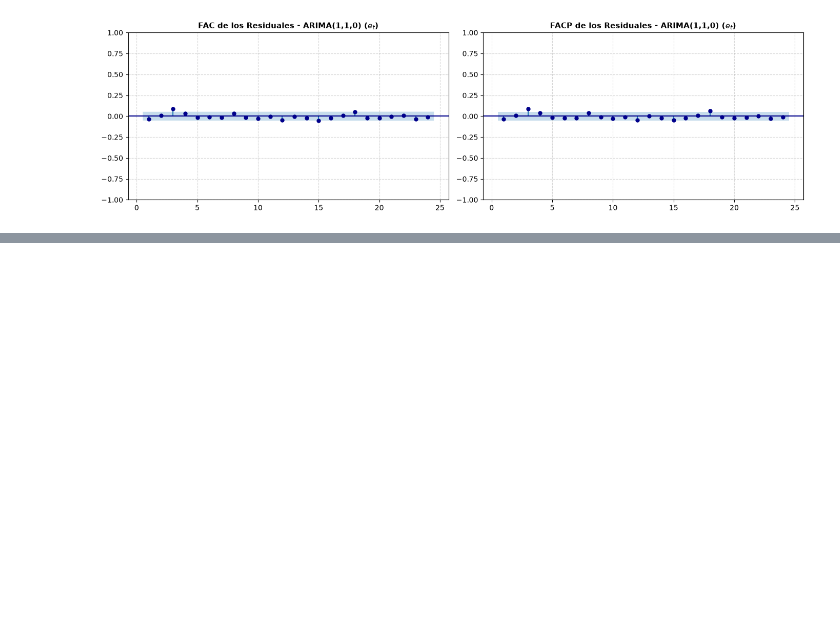
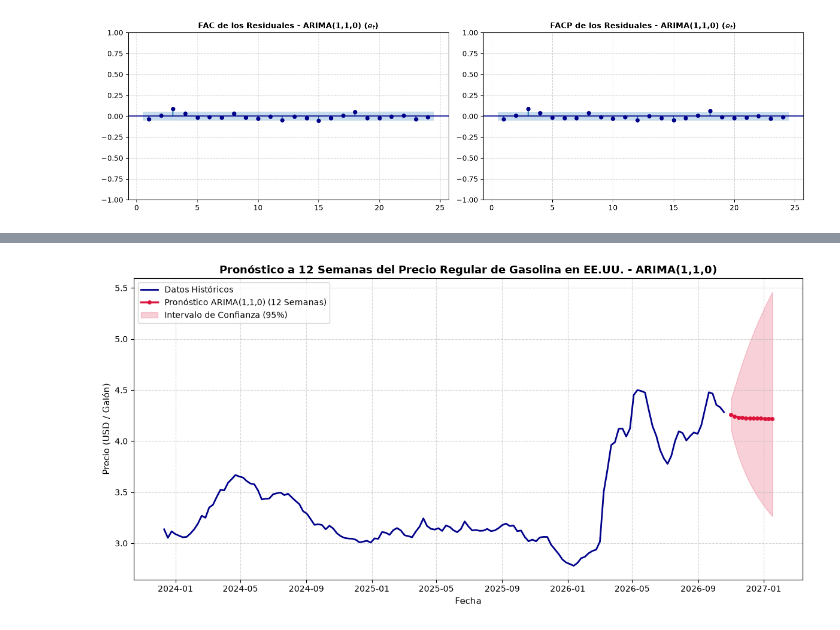
Before and after one commit to dtorrespi-hue/Poster-econometria-II, a Jupyter notebook: PostereconometriaII.ipynb, the cells around one changed output, grey strips where cells are left out. Saved outputs shown, nothing was run; the diff lists cells and outputs as text; code cells hidden in the pictures; blank space fills up the shorter version.

Commit message:
Nueva correción
El modelo presenta algunos problemas... :(

```diff
--- a/PostereconometriaII.ipynb
+++ b/PostereconometriaII.ipynb
@@ -703,0 +483,93 @@ MAPE (Error Porcentual Absoluto): 2.90%
+# %%
+# %% ===========================================================================
+# PASO 4: PRONÓSTICO DEL PRECIO DE LA GASOLINA - MODELO ARIMA(1,1,0)
+# ==============================================================================
+
+import numpy as np
+import pandas as pd
+import matplotlib.pyplot as plt
+from statsmodels.tsa.statespace.sarimax import SARIMAX
+
+# 1. Copiar la serie histórica original en niveles (USD/galón)
+serie_original = df['precio_gasolina'].dropna().copy()
+
+# 2. Serie en logaritmos para el modelo econométrico
+serie_log = np.log(serie_original)
+
+# 3. Ajustar el modelo ganador ARIMA(1,1,0)
+modelo_final = SARIMAX(
+    serie_log,
+    order=(1, 1, 0),
+    enforce_stationarity=False,
+    enforce_invertibility=False
+)
+resultado_final = modelo_final.fit(disp=False)
+
+# 4. Horizonte de pronóstico: 12 semanas
+pasos_futuros = 12
+pronostico_objeto = resultado_final.get_forecast(steps=pasos_futuros)
+
+# 5. Extraer la media e intervalos en LOG
+pred_log = pronostico_objeto.predicted_mean
+ci_log = pronostico_objeto.conf_int()
+
+# 6. Destransformar a USD/galón (escala original)
+pred_usd = np.exp(pred_log)
+ci_usd = np.exp(ci_log)
+
+# 7. CORRECCIÓN DEL EJE DE FECHAS:
+# Generar fechas semanales futuras partiendo de la última fecha histórica
+ultima_fecha = serie_original.index[-1]
+fechas_futuras = pd.date_range(start=ultima_fecha, periods=pasos_futuros + 1, freq='W')[1:]
+
+# Asignar el índice de fechas corregido
+pronostico_original = pd.Series(pred_usd.values, index=fechas_futuras)
+intervalos_original = pd.DataFrame(ci_usd.values, index=fechas_futuras, columns=ci_usd.columns)
+
+# 8. Imprimir Tabla Limpia de pronósticos
+tabla_pronostico = pd.DataFrame({
+    "Pronóstico (USD/galón)": pronostico_original,
+    "Límite Inferior (95%)": intervalos_original.iloc[:, 0],
+    "Límite Superior (95%)": intervalos_original.iloc[:, 1]
+})
+
+print("\n=== TABLA DE PRONÓSTICOS (PRÓXIMAS 12 SEMANAS) - ARIMA(1,1,0) ===")
+print(tabla_pronostico.round(4))
+
+# %% Gráfica del Pronóstico para el Póster
+plt.figure(figsize=(12, 6))
+
+# Zoom a las últimas 150 semanas históricas para apreciar el detalle
+historicos_zoom = serie_original.tail(150)
+plt.plot(historicos_zoom.index, historicos_zoom, label="Datos Históricos", color="darkblue", linewidth=2)
+
+# Graficar la proyección futura alineada en la fecha correcta
+plt.plot(
+    pronostico_original.index,
+    pronostico_original,
+    label=f"Pronóstico ARIMA(1,1,0) ({pasos_futuros} Semanas)",
+    color="crimson",
+    linewidth=2.5,
+    marker='o',
+    markersize=4
+)
+
+# Banda del Intervalo de Confianza del 95%
+plt.fill_between(
+    pronostico_original.index,
+    intervalos_original.iloc[:, 0],
+    intervalos_original.iloc[:, 1],
+    color="crimson",
+    alpha=0.2,
+    label="Intervalo de Confianza (95%)"
+)
+
+plt.title('Pronóstico a 12 Semanas del Precio Regular de Gasolina en EE.UU. - ARIMA(1,1,0)', fontsize=13, fontweight='bold')
+plt.xlabel('Fecha', fontsize=11)
+plt.ylabel('Precio (USD / Galón)', fontsize=11)
+plt.grid(True, linestyle='--', alpha=0.5)
+plt.legend(loc='upper left', frameon=True)
+
+plt.tight_layout()
+plt.show()
+# %% [output]
@@ -703,0 +593 @@ MAPE (Error Porcentual Absoluto): 2.90%
+[figure, added]
```
Also changed, not shown: parts of 12 cells of this notebook.
